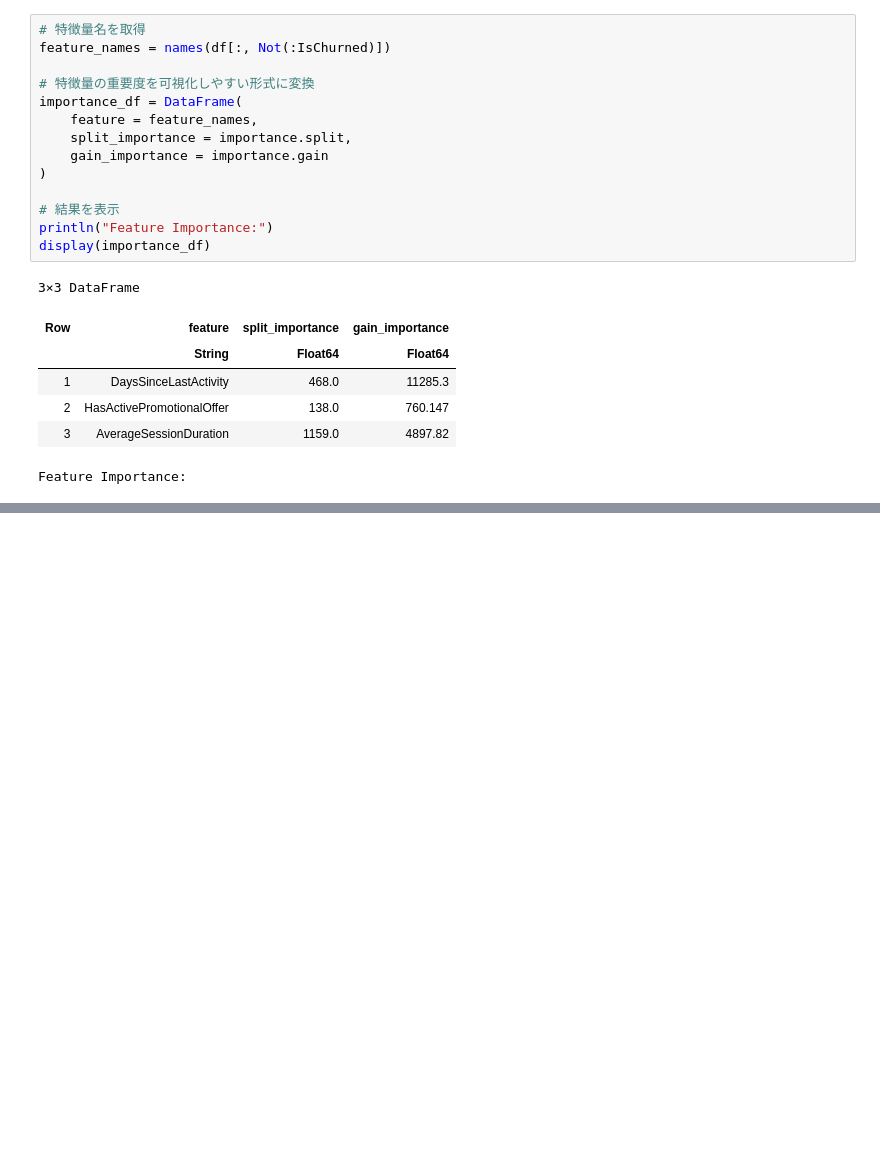
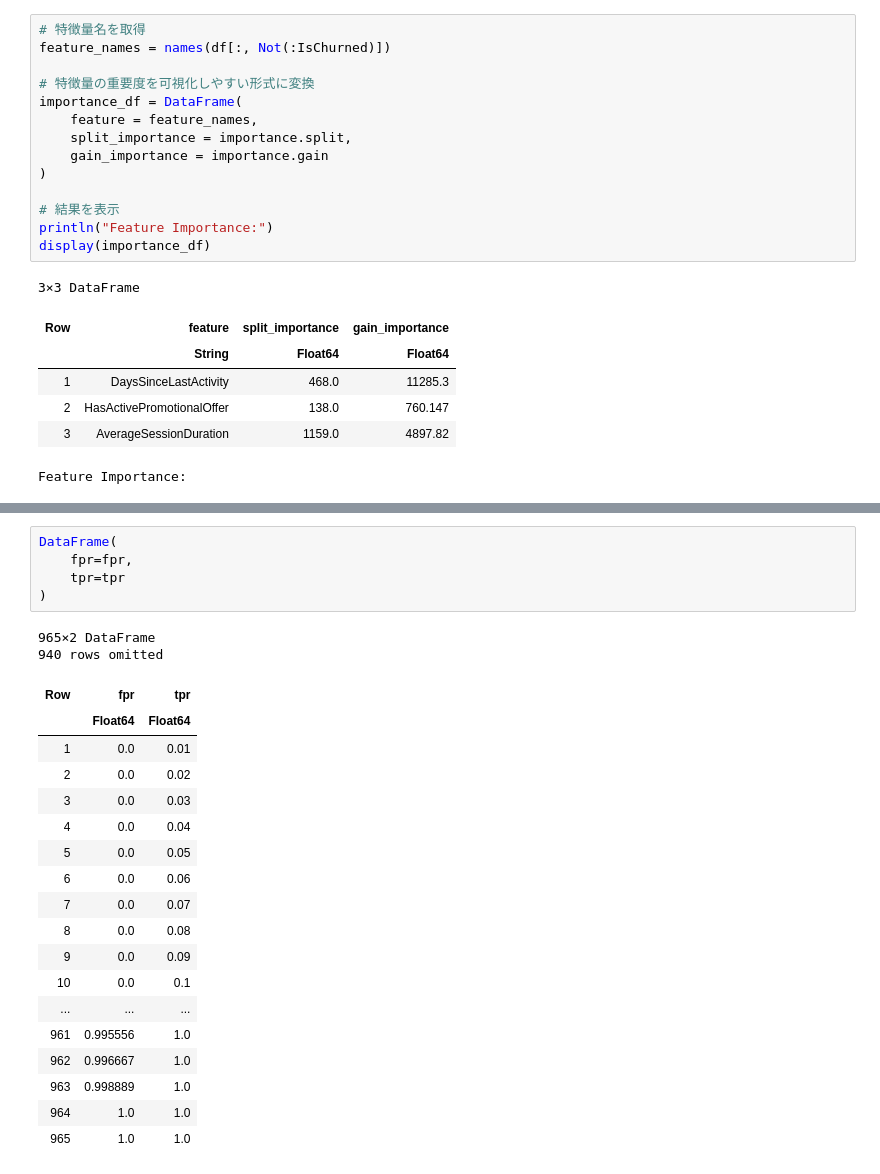
Before and after one commit to tndd/Mymljl, a Jupyter notebook: src/013_tree.ipynb, the cells around one changed output, grey strips where cells are left out. Cells and saved outputs as stored; diff of their text form; blank space fills up the shorter version.

```diff
--- a/src/013_tree.ipynb
+++ b/src/013_tree.ipynb
@@ -270,0 +281,26 @@ Closest candidates are:
+# %%
+DataFrame(
+    fpr=fpr,
+    tpr=tpr
+)
+# %% [output]
+965×2 DataFrame
+940 rows omitted
+| Row | fpr | tpr |
+|  | Float64 | Float64 |
+| 1 | 0.0 | 0.01 |
+| 2 | 0.0 | 0.02 |
+| 3 | 0.0 | 0.03 |
+| 4 | 0.0 | 0.04 |
+| 5 | 0.0 | 0.05 |
+| 6 | 0.0 | 0.06 |
+| 7 | 0.0 | 0.07 |
+| 8 | 0.0 | 0.08 |
+| 9 | 0.0 | 0.09 |
+| 10 | 0.0 | 0.1 |
+| ... | ... | ... |
+| 961 | 0.995556 | 1.0 |
+| 962 | 0.996667 | 1.0 |
+| 963 | 0.998889 | 1.0 |
+| 964 | 1.0 | 1.0 |
+| 965 | 1.0 | 1.0 |
```
Also changed, not shown: parts of 8 cells of this notebook.
